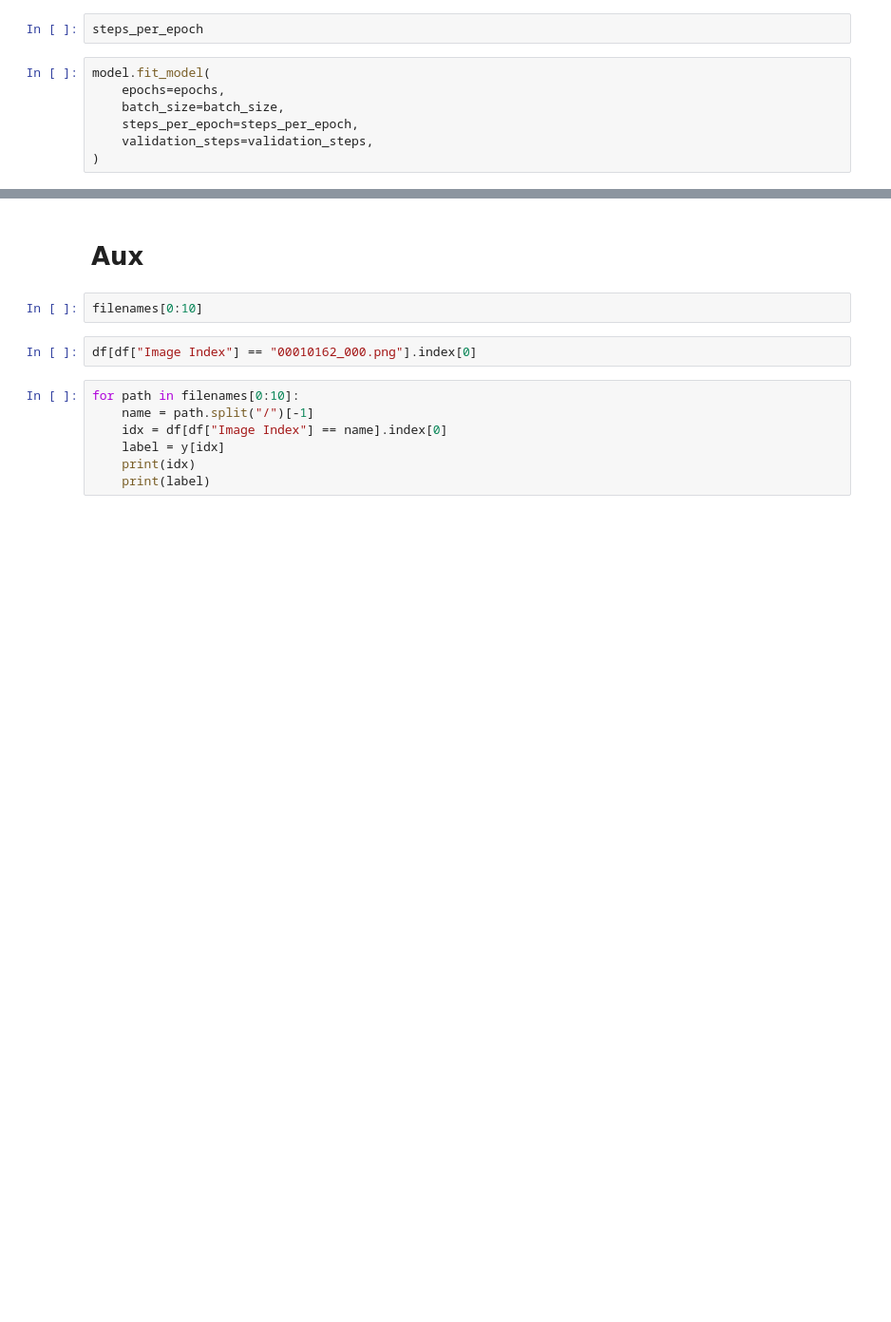
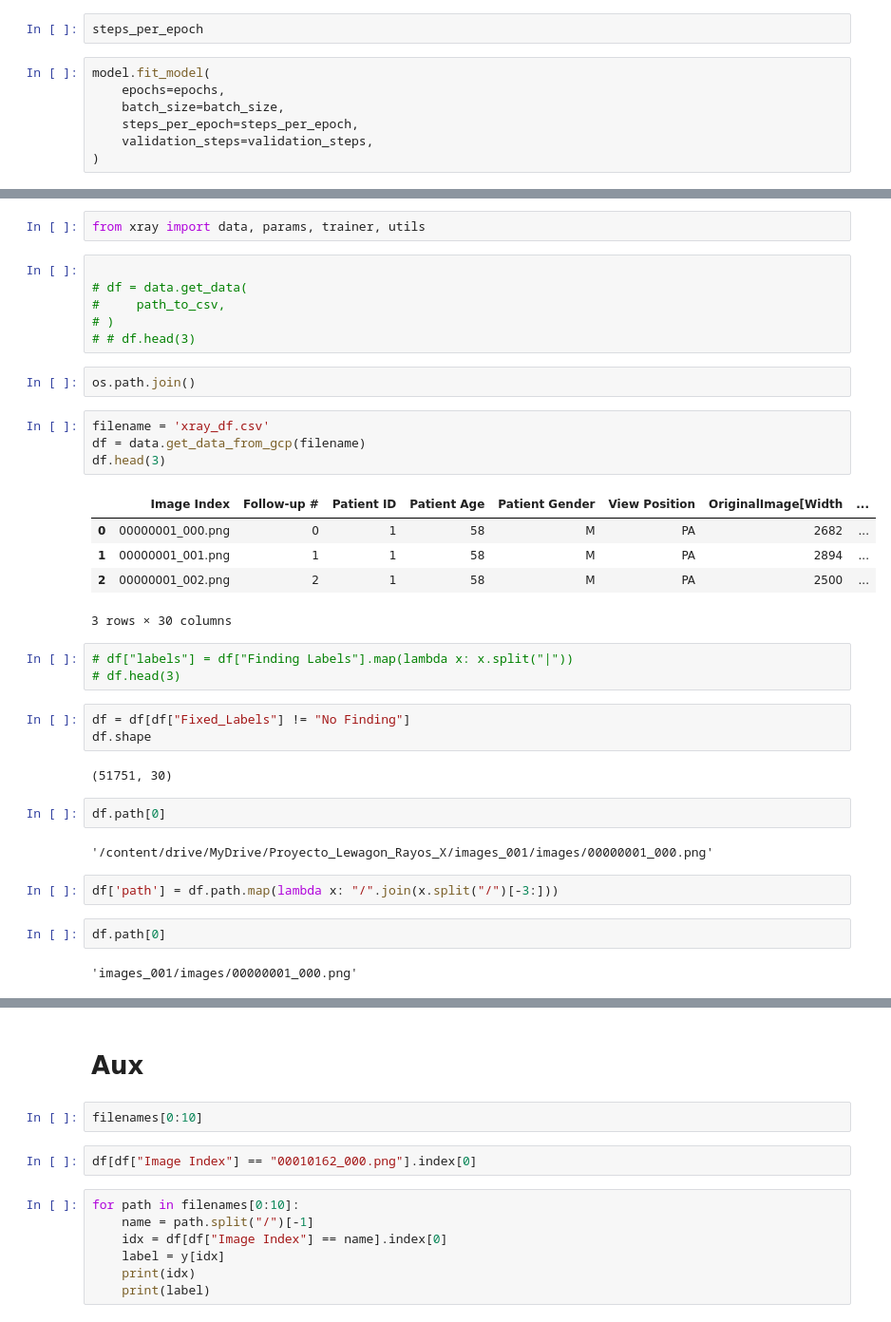
Before and after one commit to Giovita/xray-exam-diagnosis-cnn, a Jupyter notebook: notebooks/santiago-giovagnoli/main_local_optim_pipeline.ipynb, the cells around one changed output, grey strips where cells are left out. Shown: that part at 95% size. Saved outputs shown, nothing was run; the diff lists cells and outputs as text; blank space fills up the shorter version.

```diff
--- a/notebooks/santiago-giovagnoli/main_local_optim_pipeline.ipynb
+++ b/notebooks/santiago-giovagnoli/main_local_optim_pipeline.ipynb
@@ -133,0 +172,38 @@ model.fit_model(
+# %%
+from xray import data, params, trainer, utils
+# %%
+
+# df = data.get_data(
+#     path_to_csv,
+# )
+# # df.head(3)
+# %%
+os.path.join()
+# %%
+filename = 'xray_df.csv'
+df = data.get_data_from_gcp(filename)
+df.head(3)
+# %% [output]
+|  | Image Index | Follow-up # | Patient ID | Patient Age | Patient Gender | View Position | OriginalImage[Width | ... |
+| 0 | 00000001_000.png | 0 | 1 | 58 | M | PA | 2682 | ... |
+| 1 | 00000001_001.png | 1 | 1 | 58 | M | PA | 2894 | ... |
+| 2 | 00000001_002.png | 2 | 1 | 58 | M | PA | 2500 | ... |
+3 rows × 30 columns
+# %%
+# df["labels"] = df["Finding Labels"].map(lambda x: x.split("|"))
+# df.head(3)
+# %%
+df = df[df["Fixed_Labels"] != "No Finding"]
+df.shape
+# %% [output]
+(51751, 30)
+# %%
+df.path[0]
+# %% [output]
+'/content/drive/MyDrive/Proyecto_Lewagon_Rayos_X/images_001/images/00000001_000.png'
+# %%
+df['path'] = df.path.map(lambda x: "/".join(x.split("/")[-3:]))
+# %%
+df.path[0]
+# %% [output]
+'images_001/images/00000001_000.png'
```
Also changed, not shown: parts of 42 cells of this notebook, 7 other files.
